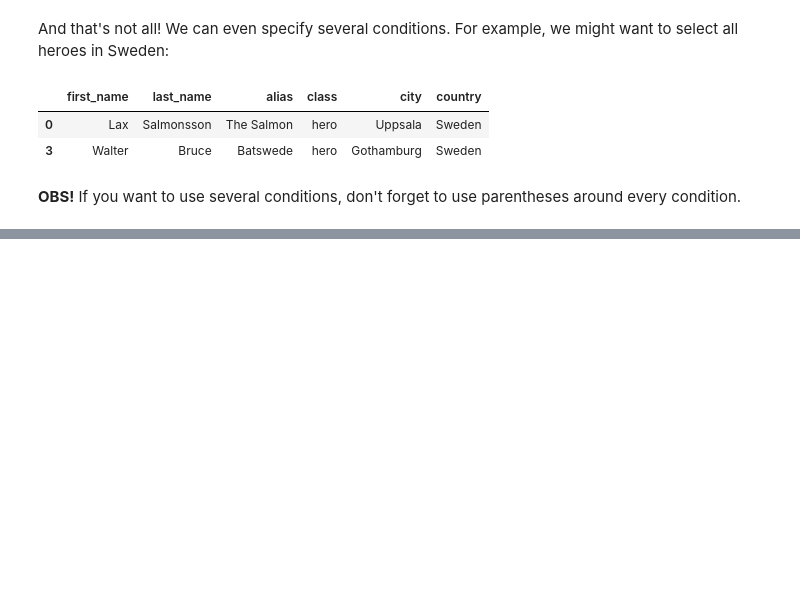
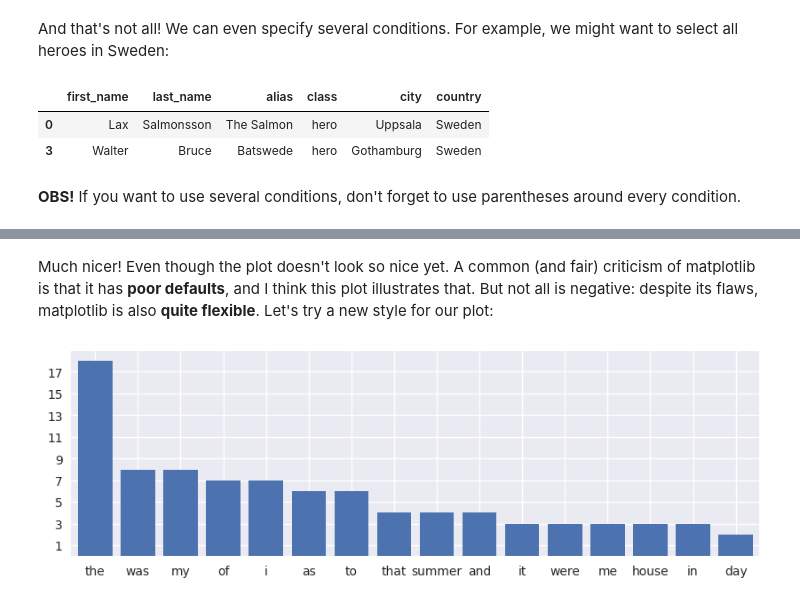
Before and after one commit to SentientVirus/ATTC_biopython, a Jupyter notebook: 3-Data_parsing.ipynb, the cells around one changed output, grey strips where cells are left out. Cells and saved outputs as stored; diff of their text form; code cells hidden in the pictures; blank space fills up the shorter version.

```diff
--- a/3-Data_parsing.ipynb
+++ b/3-Data_parsing.ipynb
@@ -238,0 +600,12 @@ my_df[(my_df["class"] == "hero") & (my_df["country"] == "Sweden")]
+# %% [markdown]
+Much nicer! Even though the plot doesn't look so nice yet. A common (and fair) criticism of matplotlib is that it has **poor defaults**, and I think this plot illustrates that. But not all is negative: despite its flaws, matplotlib is also **quite flexible**. Let's try a new style for our plot:
+# %%
+x = list(word_count.keys())[:16]
+y = list(word_count.values())[:16]
+with plt.style.context("seaborn"): # New line (eeeh... isn't this... you know... the name of the other package?)
+    plt.figure(figsize = (10, 3))
+    plt.bar(x, y);
+    plt.yticks(range(1, max(y)+1, 2));
+    plt.margins(x = 0.01, tight = True)
+# %% [output]
+[figure, added]
```
Also changed, not shown: parts of 69 cells of this notebook, 2 other files.
